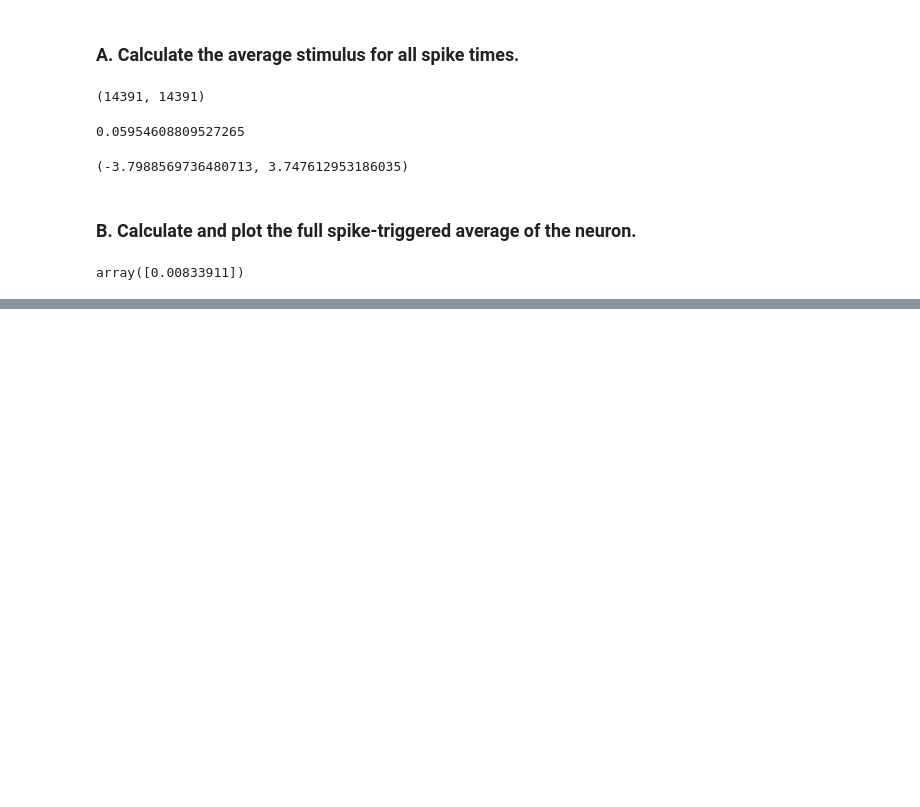
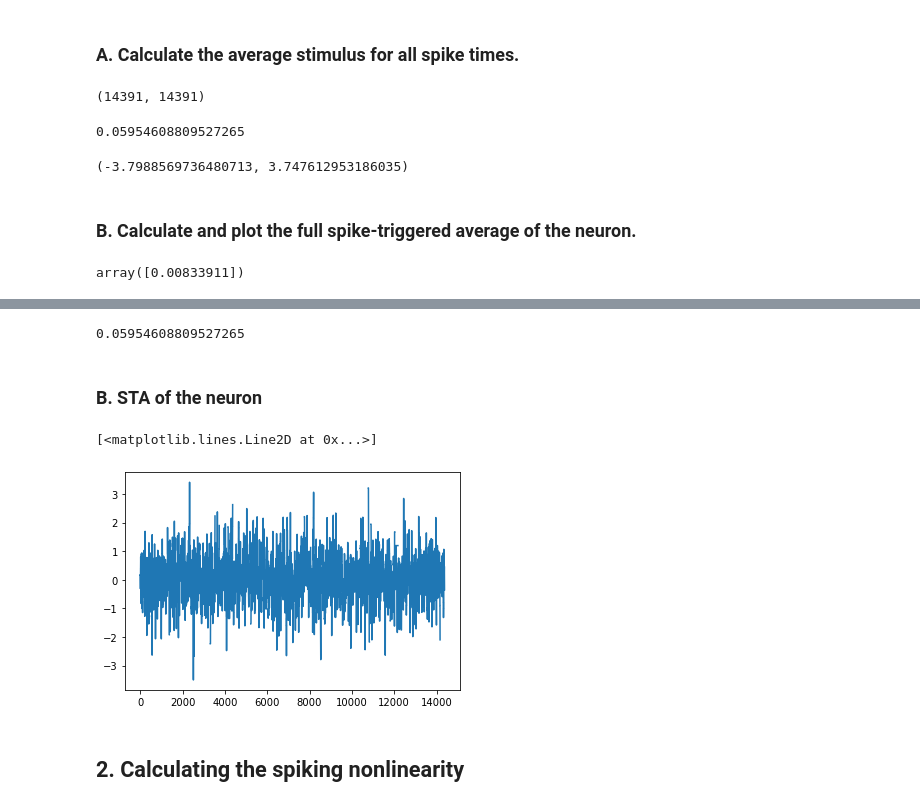
Before and after one commit to NeuroTheoryUMD/mattjac, a Jupyter notebook: sta_exercise.ipynb, the cells around one changed output, grey strips where cells are left out. Saved outputs shown, nothing was run; the diff lists cells and outputs as text; code cells hidden in the pictures; blank space fills up the shorter version.

```diff
--- a/sta_exercise.ipynb
+++ b/sta_exercise.ipynb
@@ -126,0 +140,12 @@ plt.plot(firingrate)
+# %%
+# bin the spiks by their associated stims
+def associate_spiks_to_stims(spiks, stims):
+    max_spik = np.max(spiks) + dt
+    return np.histogram(spiks, bins=np.arange(0, max_spik, dt))[0]
+
+# combine the spiks and stims by as columns
+def merge_spiks_and_stims(spiks, stims):
+    spiks_per_stim = associate_spiks_to_stims(spiks, stims)
+    return np.column_stack([stims.flatten(), spiks_per_stim])
+# %%
+merged = merge_spiks_and_stims(spiks, stims)
@@ -126,0 +162,19 @@ plt.plot(firingrate)
+# %%
+# average stimulus for all spike times
+np.sum(merged[:,0] * merged[:,1]) / np.sum(merged[:,1])
+# %% [output]
+0.05954608809527265
+# %% [markdown]
+### B. STA of the neuron
+# %%
+# moving window across the binned spikes, in 100ms (.1) bins
+w = math.ceil(.1 / dt)
+# %%
+sta = [np.sum(merged[i-w:i,0] * merged[i-w:i,1]) / np.sum(merged[i-w:i,1]) for i in range(w, len(stims))]
+# %%
+plt.plot(sta)
+# %% [output]
+[<matplotlib.lines.Line2D at 0x...>]
+[figure, added]
+# %% [markdown]
+## 2. Calculating the spiking nonlinearity
```
Also changed, not shown: parts of 11 cells of this notebook.
